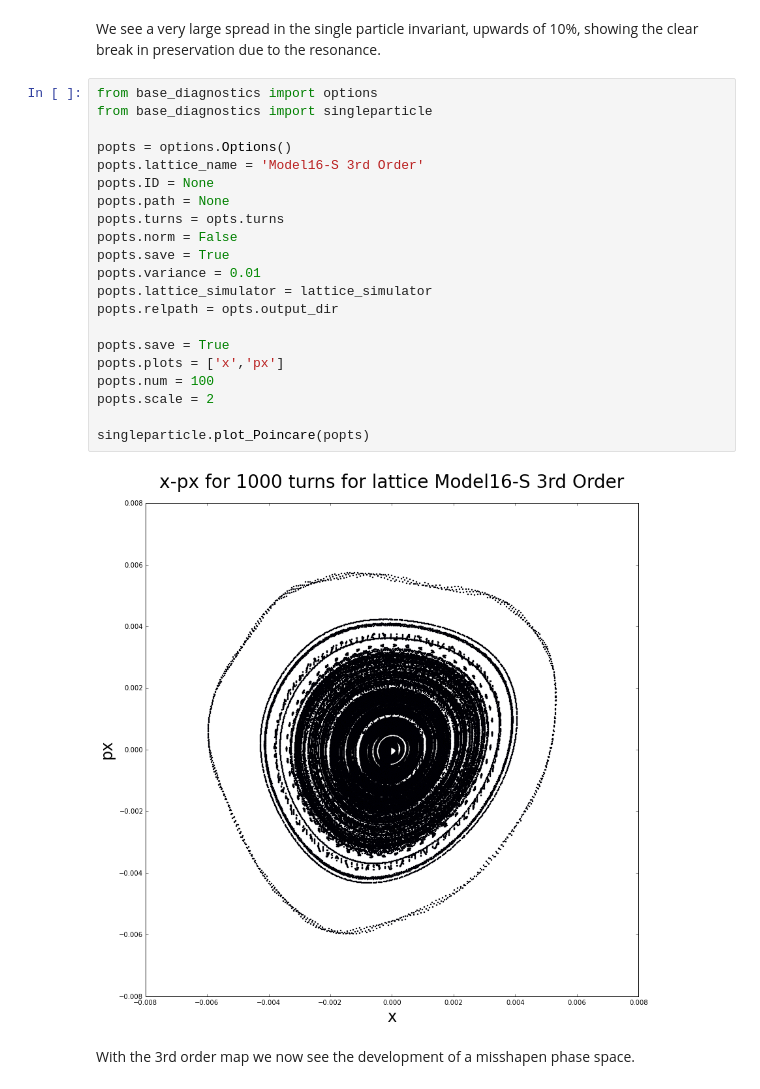
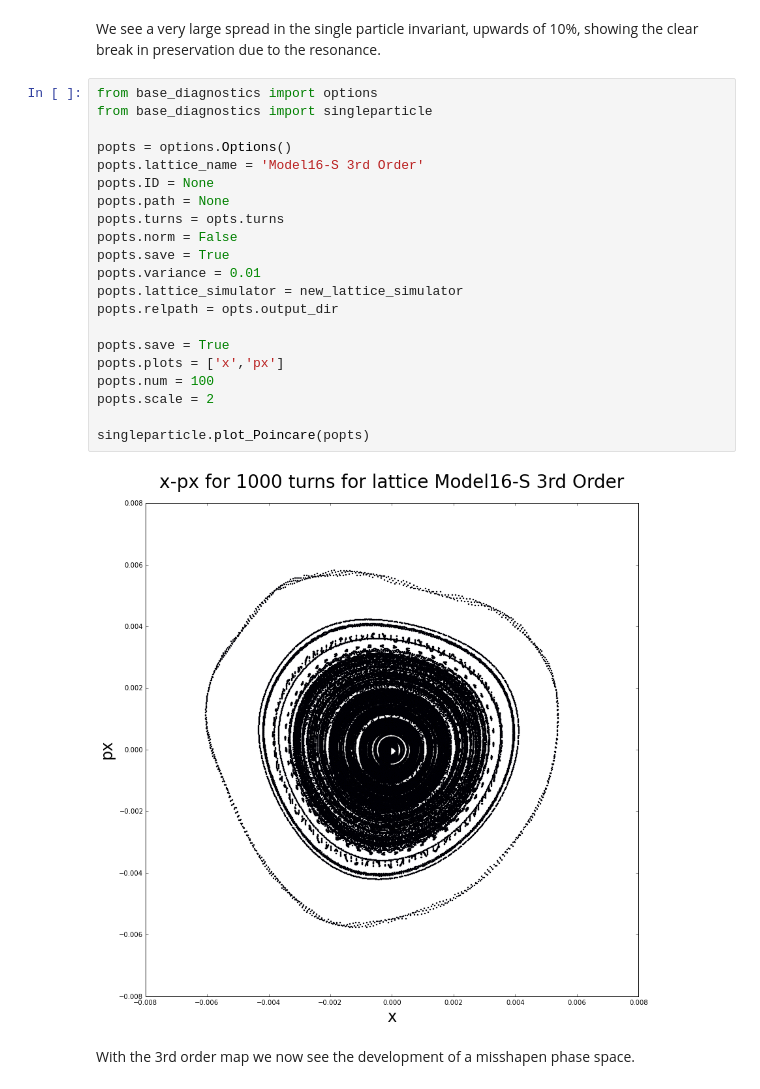
Before and after one commit to lynch829/beamsim, a Jupyter notebook: synergia/notebooks/3rd Order Propagation.ipynb, the cells around one changed output. Cells and saved outputs as stored; diff of their text form.

```diff
--- a/synergia/notebooks/3rd Order Propagation.ipynb
+++ b/synergia/notebooks/3rd Order Propagation.ipynb
@@ -169,26 +169,26 @@ We see a very large spread in the single particle invariant, upwards of 10%, sho
 # %%
 from base_diagnostics import options
 from base_diagnostics import singleparticle
 
 popts = options.Options()
 popts.lattice_name = 'Model16-S 3rd Order'
 popts.ID = None
 popts.path = None
 popts.turns = opts.turns
 popts.norm = False
 popts.save = True
 popts.variance = 0.01
-popts.lattice_simulator = lattice_simulator
+popts.lattice_simulator = new_lattice_simulator
 popts.relpath = opts.output_dir
 
 popts.save = True
 popts.plots = ['x','px']
 popts.num = 100
 popts.scale = 2
 
 singleparticle.plot_Poincare(popts)
 # %% [output]
-[figure, old version]
+[figure, new version]
 # %% [markdown]
 With the 3rd order map we now see the development of a misshapen phase space.
 # %%
```
Also changed, not shown: parts of 3 cells of this notebook.
